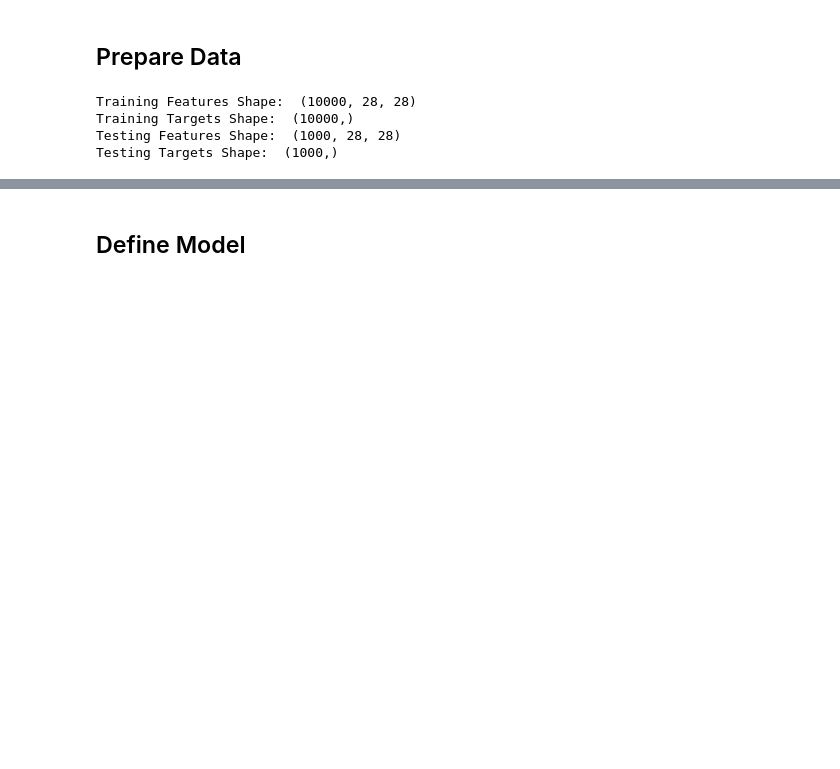
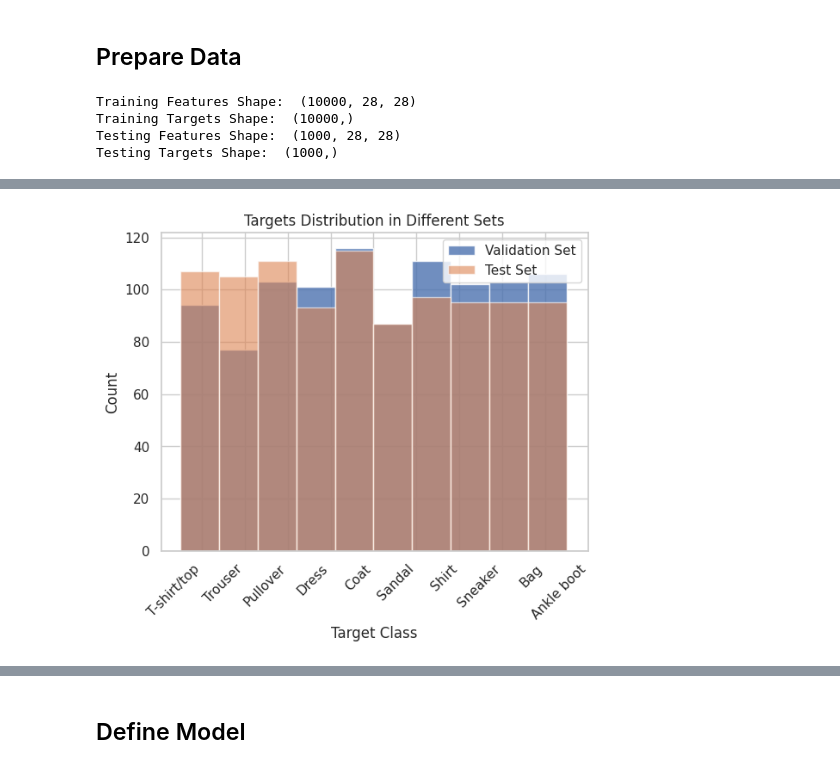
Before and after one commit to ForestTschirhart/PHYS417-SP25, a Jupyter notebook: lab_4/Lab_4_ForestTschirhart.ipynb, the cells around one changed output, grey strips where cells are left out. Cells and saved outputs as stored; diff of their text form; code cells hidden in the pictures; blank space fills up the shorter version.

```diff
--- a/lab_4/Lab_4_ForestTschirhart.ipynb
+++ b/lab_4/Lab_4_ForestTschirhart.ipynb
@@ -84,3 +113,7 @@ train_targets = train_targets[1000:] # YOUR CODE HERE
+# %%
+Image('distro_discrep.png', width = 500)
+# %% [output]
+[figure, added]
 # %%
 # Reshape train/validation/test sets to conform to PyTorch's (N, Channels, Height, Width) standard for CNNs
 
```
Also changed, not shown: parts of 16 cells of this notebook, 5 other files.
